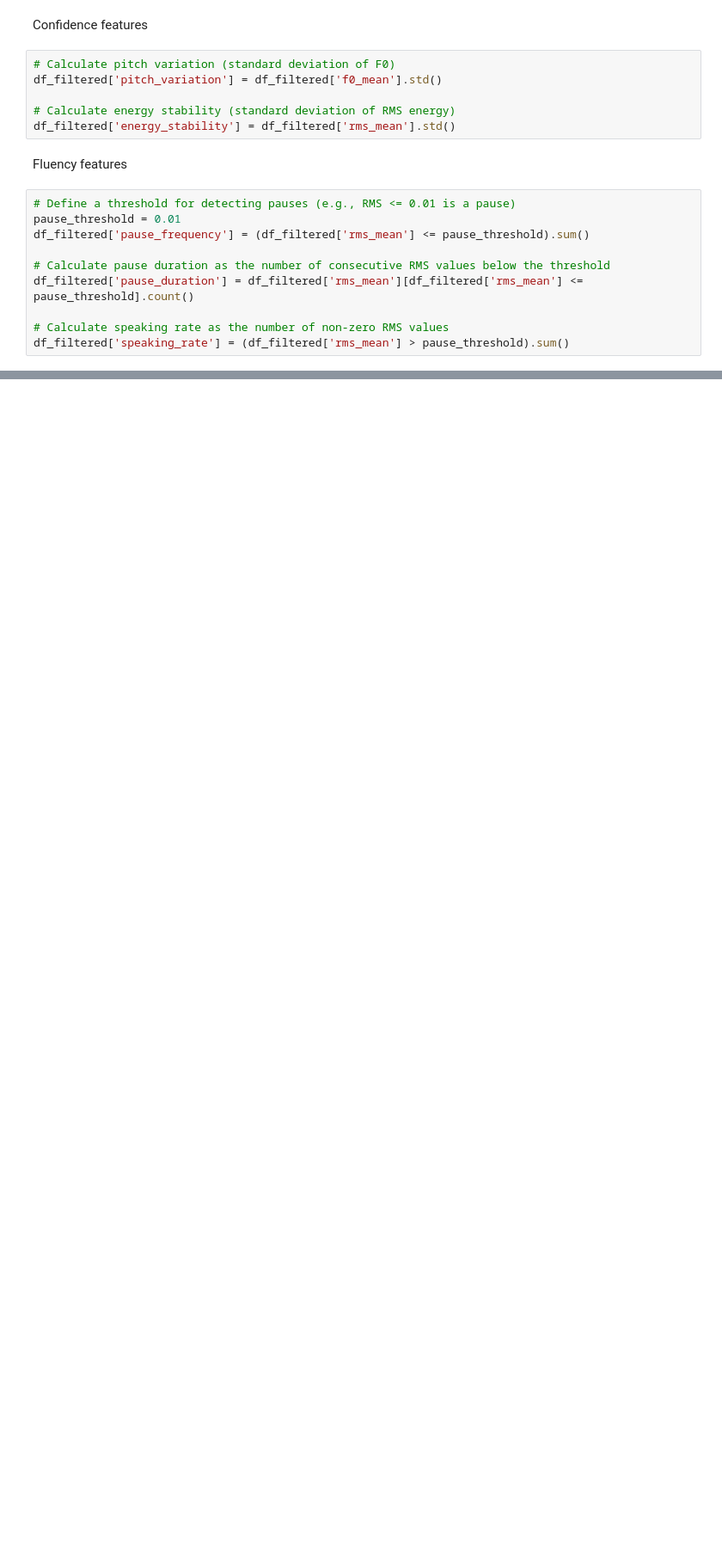
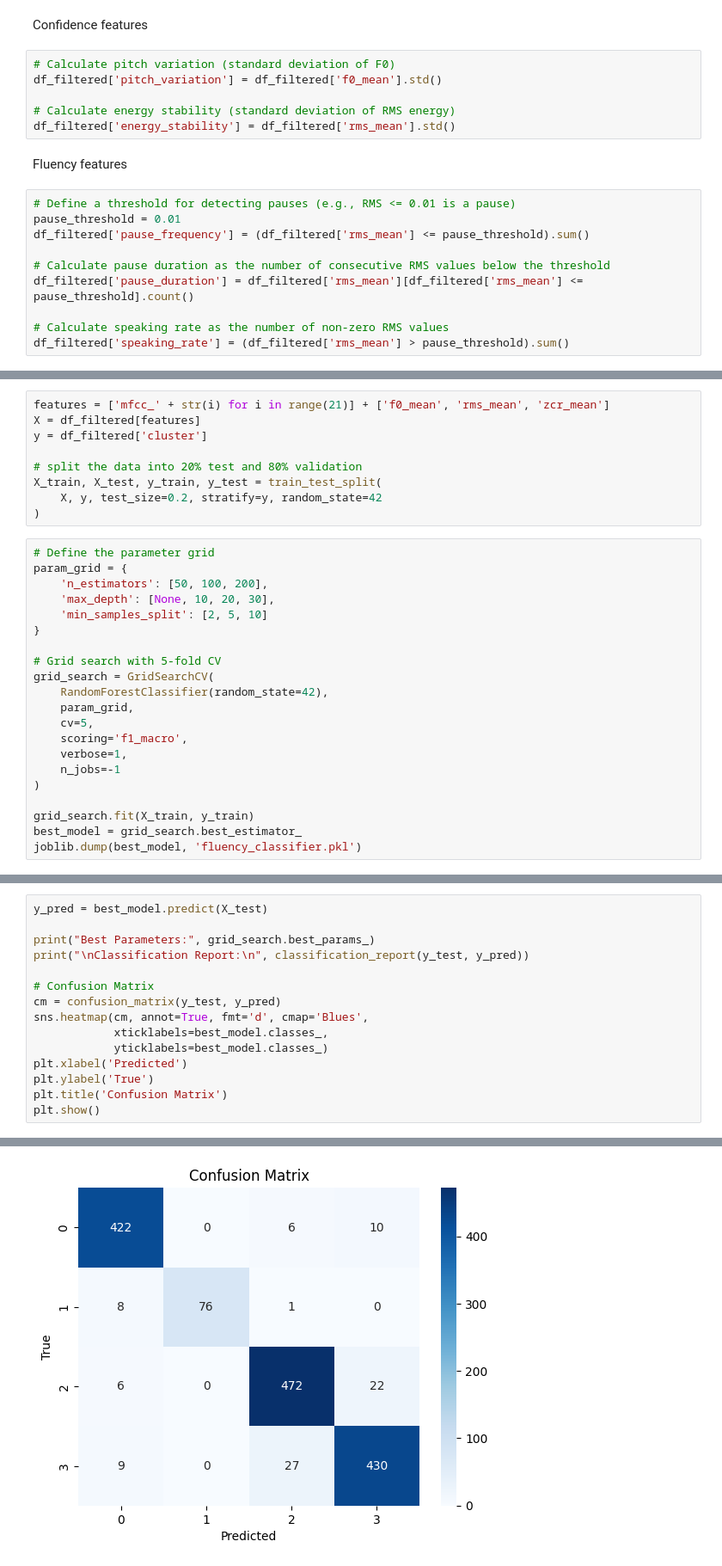
Before and after one commit to lemon-mochi/AI-Based-Public-Speaking-Feedback-System, a Jupyter notebook: Main.ipynb, the cells around one changed output, grey strips where cells are left out. Shown: that part at 86% size. Saved outputs shown, nothing was run; the diff lists cells and outputs as text; blank space fills up the shorter version.

```diff
--- a/Main.ipynb
+++ b/Main.ipynb
@@ -322,0 +390,30 @@ print(df_filtered[['filename', 'pitch_variation', 'energy_stability', 'pause_fre
+# %%
+features = ['mfcc_' + str(i) for i in range(21)] + ['f0_mean', 'rms_mean', 'zcr_mean']
+X = df_filtered[features]
+y = df_filtered['cluster']
+
+# split the data into 20% test and 80% validation
+X_train, X_test, y_train, y_test = train_test_split(
+    X, y, test_size=0.2, stratify=y, random_state=42
+)
+# %%
+# Define the parameter grid
+param_grid = {
+    'n_estimators': [50, 100, 200],
+    'max_depth': [None, 10, 20, 30],
+    'min_samples_split': [2, 5, 10]
+}
+
+# Grid search with 5-fold CV
+grid_search = GridSearchCV(
+    RandomForestClassifier(random_state=42),
+    param_grid,
+    cv=5,
+    scoring='f1_macro',
+    verbose=1,
+    n_jobs=-1
+)
+
+grid_search.fit(X_train, y_train)
+best_model = grid_search.best_estimator_
+joblib.dump(best_model, 'fluency_classifier.pkl')
@@ -322,0 +423,16 @@ print(df_filtered[['filename', 'pitch_variation', 'energy_stability', 'pause_fre
+# %%
+y_pred = best_model.predict(X_test)
+
+print("Best Parameters:", grid_search.best_params_)
+print("\nClassification Report:\n", classification_report(y_test, y_pred))
+
+# Confusion Matrix
+cm = confusion_matrix(y_test, y_pred)
+sns.heatmap(cm, annot=True, fmt='d', cmap='Blues',
+            xticklabels=best_model.classes_,
+            yticklabels=best_model.classes_)
+plt.xlabel('Predicted')
+plt.ylabel('True')
+plt.title('Confusion Matrix')
+plt.show()
+# %% [output]
@@ -322,0 +452 @@ print(df_filtered[['filename', 'pitch_variation', 'energy_stability', 'pause_fre
+[figure, added]
```
Also changed, not shown: parts of 16 cells of this notebook.
